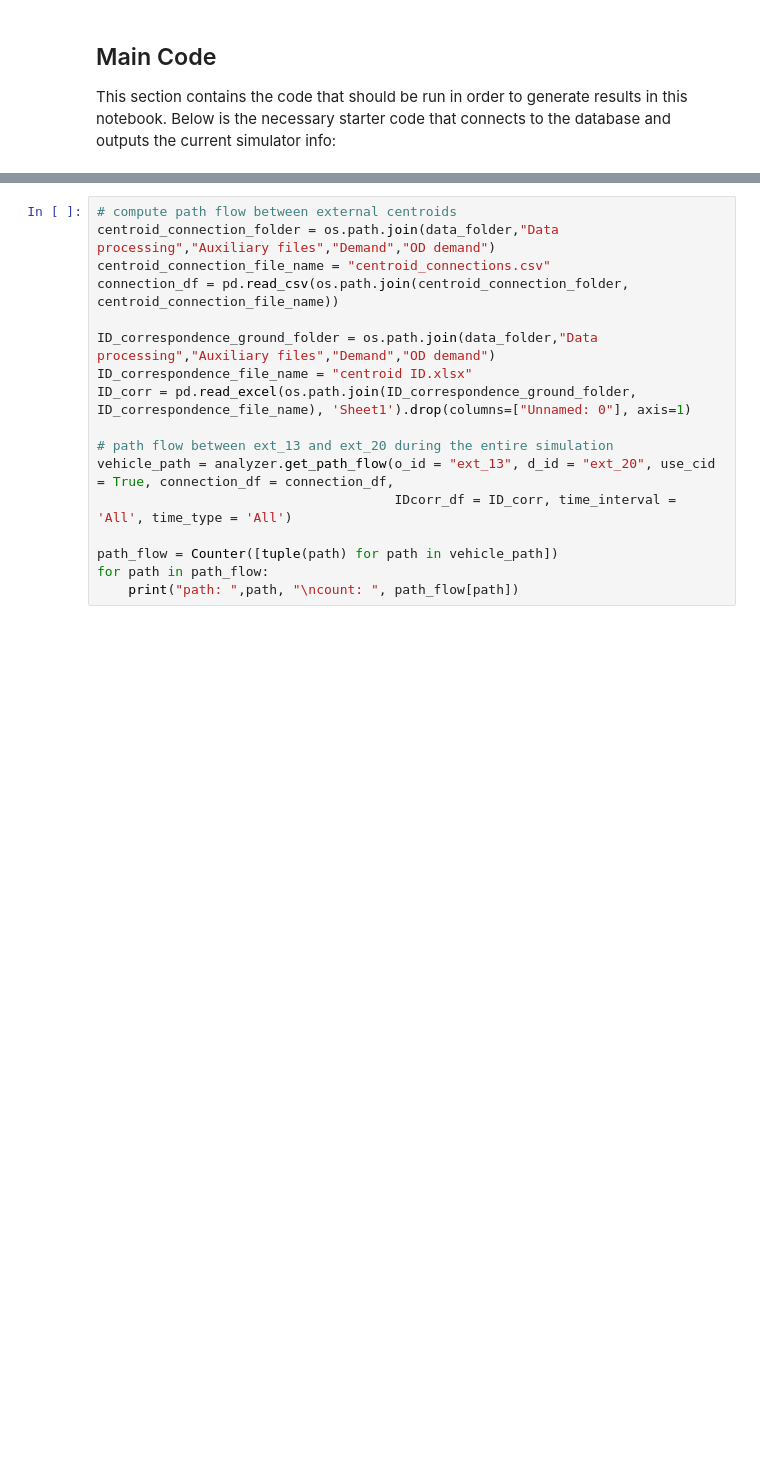
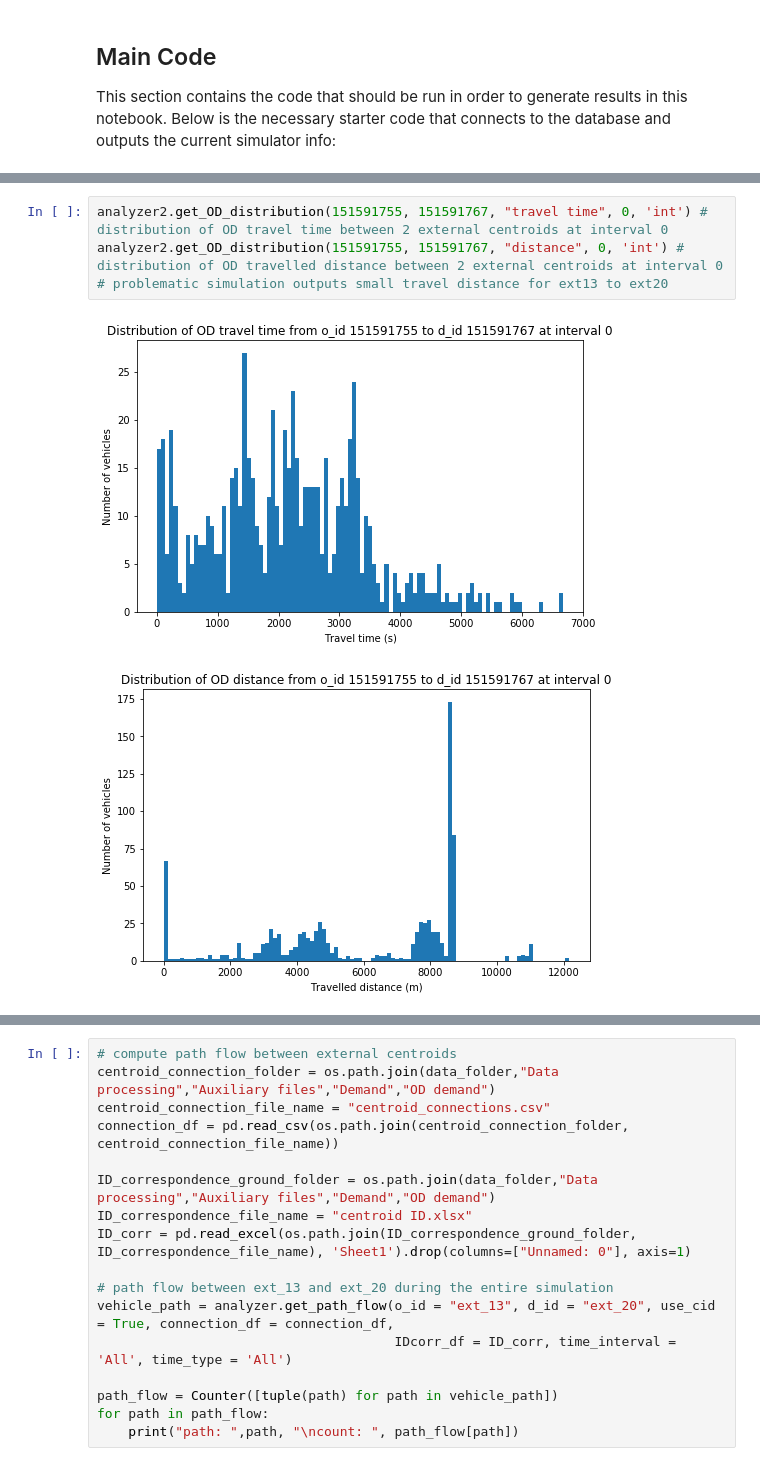
Before and after one commit to Fremont-project/data-processing, a Jupyter notebook: pipeline/aimsun-data-analysis/Aimsun Microsimulation SQLite Output Database Analyzer.ipynb, the cells around one changed output, grey strips where cells are left out. Drawn from its saved outputs; the diff is of its cells as text; blank space fills up the shorter version.

```diff
--- a/pipeline/aimsun-data-analysis/Aimsun Microsimulation SQLite Output Database Analyzer.ipynb
+++ b/pipeline/aimsun-data-analysis/Aimsun Microsimulation SQLite Output Database Analyzer.ipynb
@@ -847,0 +997,7 @@ analyzer.get_speed("35500", "14:45") # average link speed on road 35500 at 14:45
+# %%
+analyzer2.get_OD_distribution(151591755, 151591767, "travel time", 0, 'int') # distribution of OD travel time between 2 external centroids at interval 0
+analyzer2.get_OD_distribution(151591755, 151591767, "distance", 0, 'int') # distribution of OD travelled distance between 2 external centroids at interval 0
+# problematic simulation outputs small travel distance for ext13 to ext20
+# %% [output]
+[figure, added]
+[figure, added]
```
Also changed, not shown: parts of 24 cells of this notebook.
